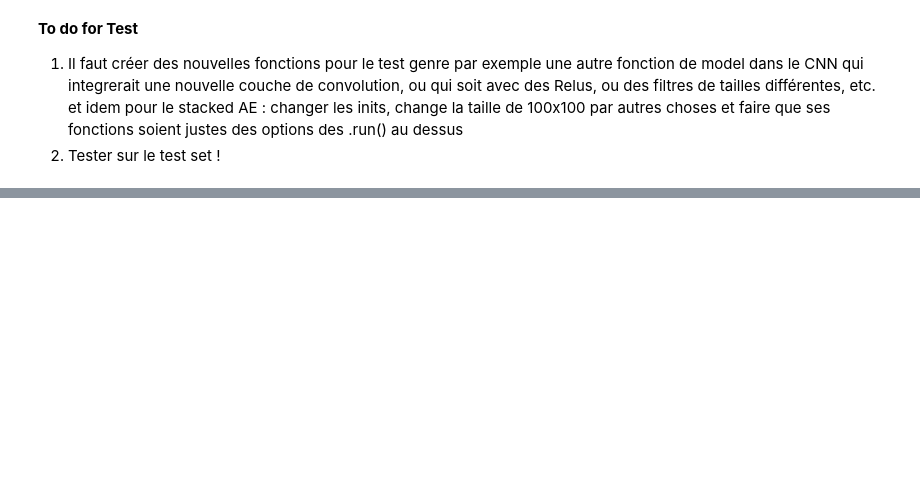
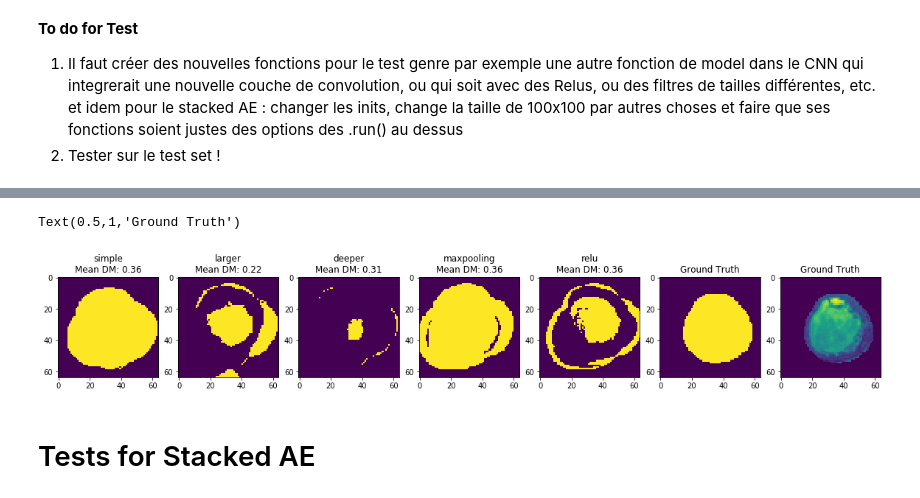
Before and after one commit to alexattia/Medical-Image-Analysis, a Jupyter notebook: Test and Metrics.ipynb, the cells around one changed output, grey strips where cells are left out. Saved outputs shown, nothing was run; the diff lists cells and outputs as text; code cells hidden in the pictures; blank space fills up the shorter version.

```diff
--- a/Test and Metrics.ipynb
+++ b/Test and Metrics.ipynb
@@ -86,0 +98,2 @@ Text(0.5,1,'Ground Truth')
+# %%
+inference_cnn = {k:train_cnn.inference(v[6]) for k,v in models_cnn.items()}
@@ -86,0 +109,2 @@ Text(0.5,1,'Ground Truth')
+# %%
+inference_sae = {k:stacked_ae.inference(v[1], v[4], v[3], models_stackedae[k][3]) for k,v in inference_cnn.items()}
@@ -86,0 +113,7 @@ Text(0.5,1,'Ground Truth')
+# %%
+metrics_test = {k:stats_results(v[1], v[2]) for k,v in inference_sae.items()}
+# %%
+print('model - DM: Test (Train), CC: Test (Train)')
+for (k, v), (k1,v1) in zip(metrics_test.items(),metrics.items()):
+    print('%s - DM: %.1f%% (%.1f%%), CC: %.1f (%.1f)' % (k, 100*v[0].mean(), 100*v1[0].mean(),
+                                                     v[1].mean(), v1[1].mean()))
@@ -86,0 +145,17 @@ Text(0.5,1,'Ground Truth')
+# %%
+idx = 383
+f, ax = plt.subplots(ncols=len(metrics_test)+2, figsize=(20,5))
+for i, (model, v) in enumerate(inference_sae.items()):
+    ax[i].imshow(v[2][idx])
+    ax[i].set_title('%s\nMean DM: %.2f' % (model, metrics_test[model][0].mean()))
+#     cv2.imwrite('./Rapport/images/results_%s_img%s.png' % (model,idx), v[2][idx])
+ax[5].imshow(v[1][idx].reshape((64,64)))
+ax[5].set_title('Ground Truth')
+
+ax[6].imshow(v[1][idx].reshape((64,64))*v[0][idx].reshape((64,64)))
+ax[6].set_title('Ground Truth')
+# %% [output]
+Text(0.5,1,'Ground Truth')
+[figure, added]
+# %% [markdown]
+# Tests for Stacked AE
```
Also changed, not shown: parts of 27 cells of this notebook.
